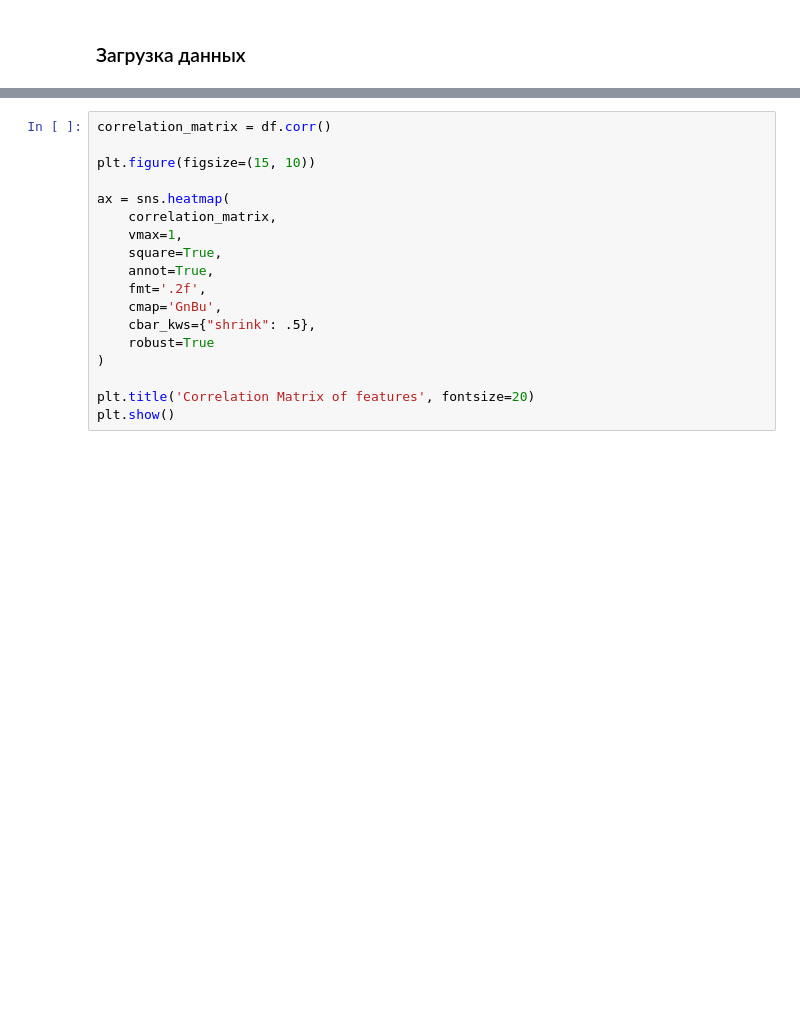
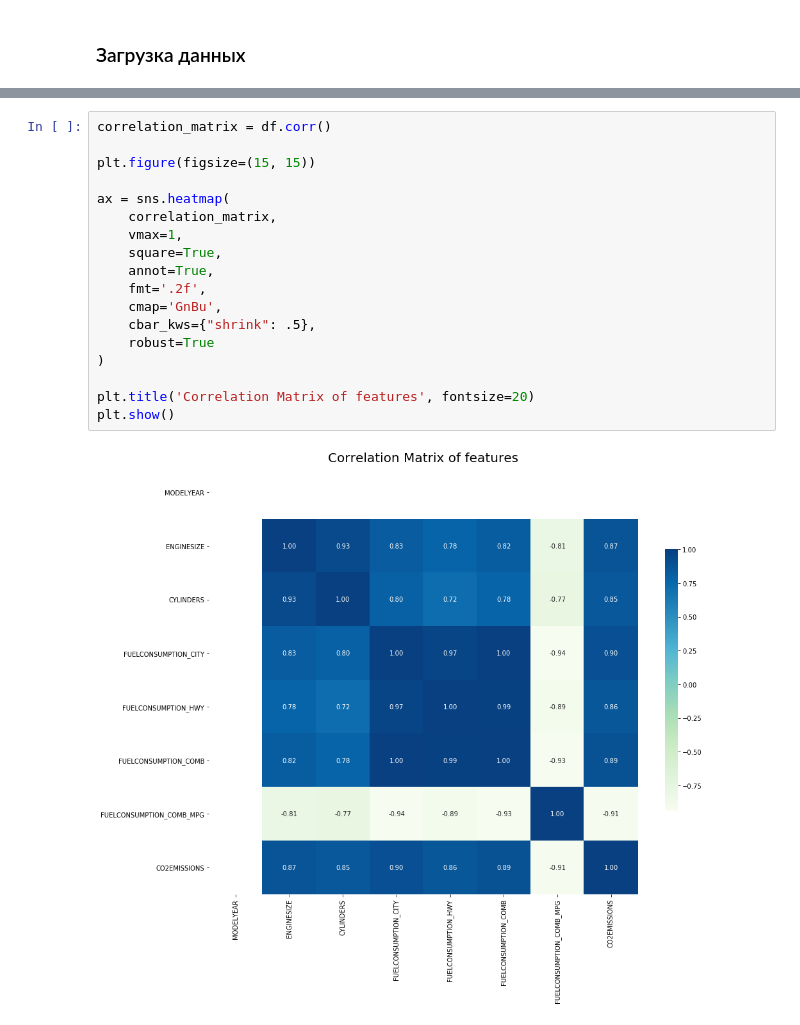
Before and after one commit to ryndovaira-org/data_science_lectures, a Jupyter notebook: 3_2_modeling_ml/3_1_1_regression/lectures/data_exploration_fuel_consumption.ipynb, the cells around one changed output, grey strips where cells are left out. Saved outputs shown, nothing was run; the diff lists cells and outputs as text; blank space fills up the shorter version.

```diff
--- a/3_2_modeling_ml/3_1_1_regression/lectures/data_exploration_fuel_consumption.ipynb
+++ b/3_2_modeling_ml/3_1_1_regression/lectures/data_exploration_fuel_consumption.ipynb
@@ -94,18 +165,20 @@ plt.show()
 # %%
 correlation_matrix = df.corr()
 
-plt.figure(figsize=(15, 10))
+plt.figure(figsize=(15, 15))
 
 ax = sns.heatmap(
     correlation_matrix,
     vmax=1,
     square=True,
     annot=True,
     fmt='.2f',
     cmap='GnBu',
     cbar_kws={"shrink": .5},
     robust=True
 )
 
 plt.title('Correlation Matrix of features', fontsize=20)
 plt.show()
+# %% [output]
+[figure, added]
```
Also changed, not shown: parts of 16 cells of this notebook, 3 other files.
